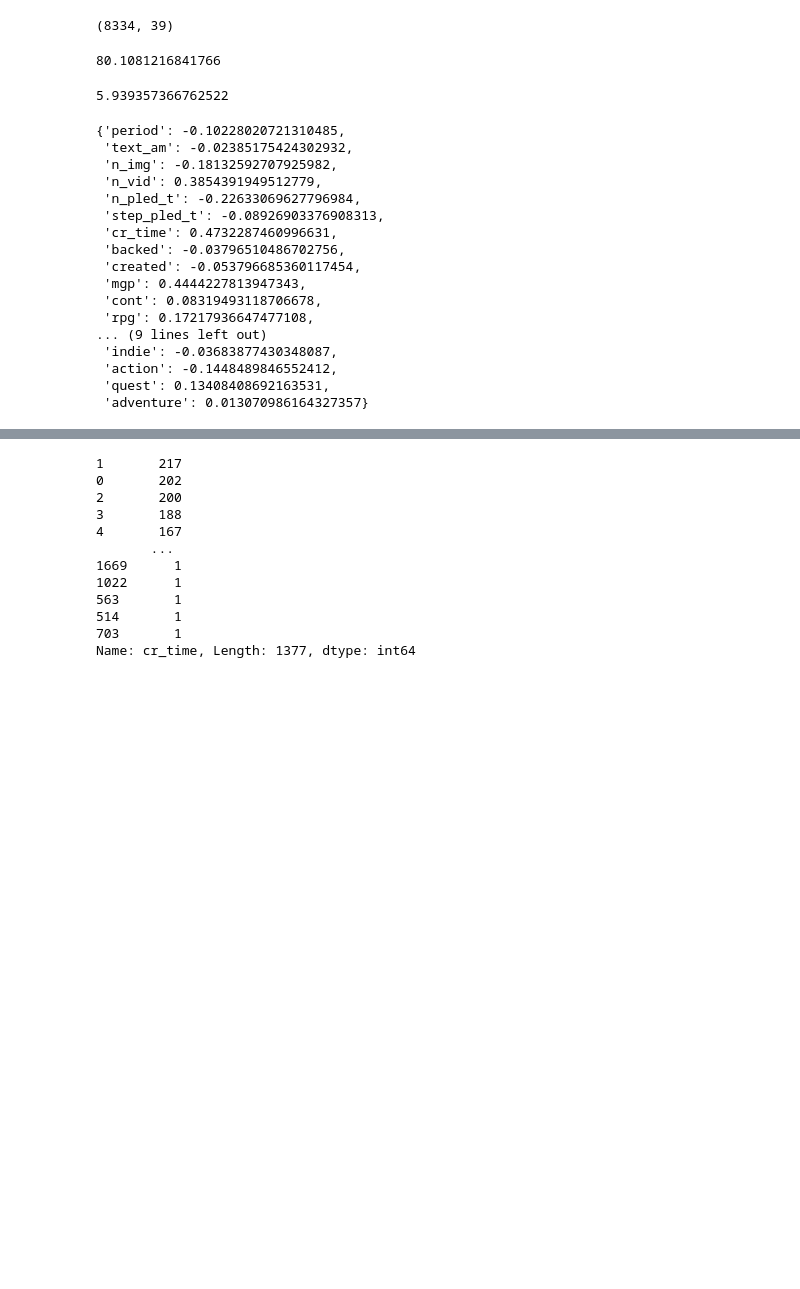
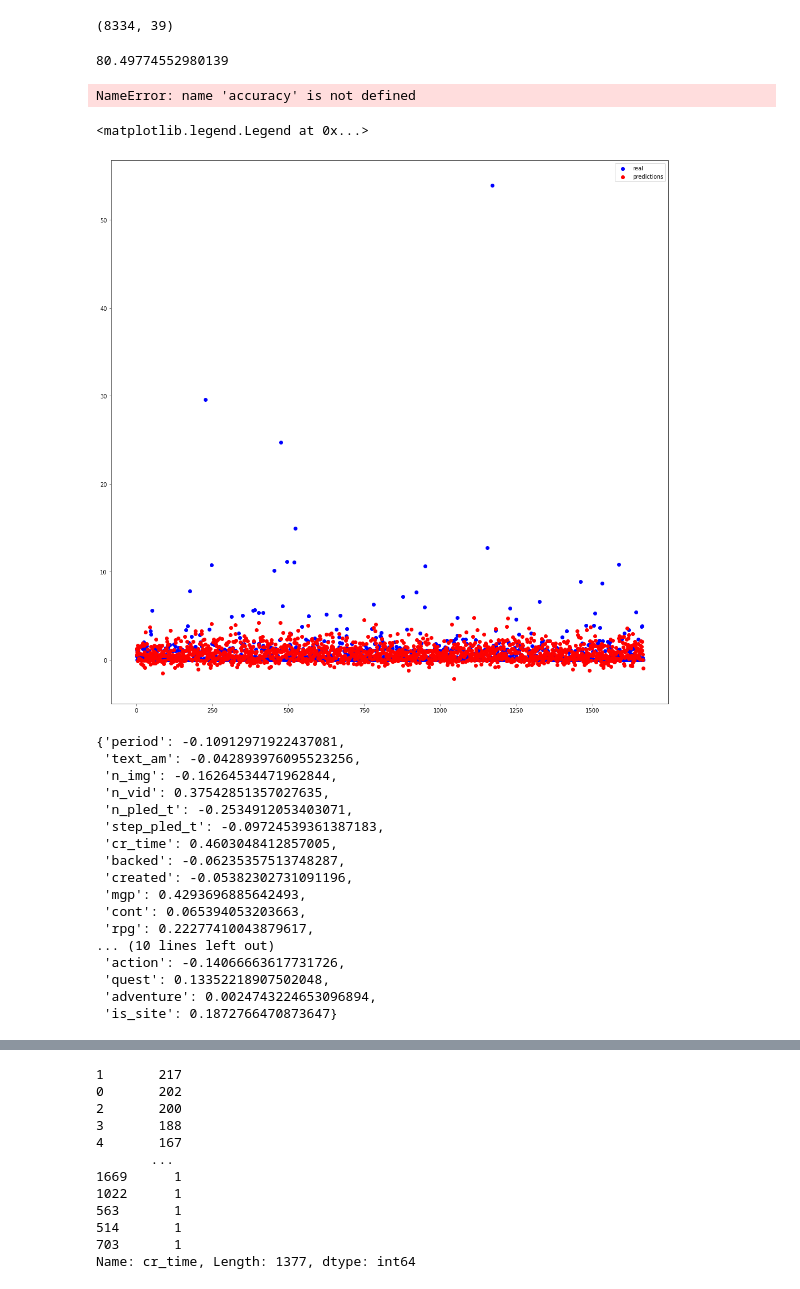
Before and after one commit to Yue2u/DANO-olympiade, a Jupyter notebook: DANO_2(05_12).ipynb, the cells around one changed output, grey strips where cells are left out. Drawn from its saved outputs; the diff is of its cells as text; code cells hidden in the pictures; blank space fills up the shorter version.

```diff
--- a/DANO_2(05_12).ipynb
+++ b/DANO_2(05_12).ipynb
@@ -72,7 +73,7 @@ numeric_columns = ['pled',
   'created',
   'mgp',
   'cont']
-genres = ['rpg',
+binary_columns = ['rpg',
   'platformer',
   'shooter',
   'fighting',
@@ -85,7 +86,8 @@ genres = ['rpg',
   'indie',
   'action',
   'quest',
-  'adventure']
+  'adventure',
+  'is_site']
 target_column = 'success_rate'
 numeric_columns, traget_column
 # %% [output]
@@ -144,10 +146,11 @@ df.shape
 # %% [output]
 (8334, 39)
 # %%
+# Чекаем коеффициенты линейной регрессии - есть контакт!
 model = LinearRegression()
 scaler = StandardScaler()
 
-X_train, x_test, y_train, y_test = train_test_split(df[numeric_columns[2:] + genres], df[target_column], train_size=0.8)
+X_train, x_test, y_train, y_test = train_test_split(df[numeric_columns[2:] + binary_columns], df[target_column], train_size=0.8)
 
 scaler.fit(X_train)
 trian_inp = scaler.transform(X_train)
@@ -158,32 +161,40 @@ preds = model.predict(trian_inp)
 
 mean_squared_error(preds, y_train)
 # %% [output]
-80.1081216841766
+80.49774552980139
 # %%
 test_inp = scaler.transform(x_test)
 preds = model.predict(test_inp)
 
-mean_squared_error(preds, y_test)
+mean_squared_error(preds, y_test), accuracy(preds, y_test)
 # %% [output]
-5.939357366762522
+NameError: name 'accuracy' is not defined
+# %%
+plt.figure(figsize=(18, 18))
+plt.scatter(np.arange(len(y_test)), y_test, c='blue', label='real')
+plt.scatter(np.arange(len(preds)), preds, c='red', label='predictions')
+plt.legend()
+# %% [output]
+<matplotlib.legend.Legend at 0x...>
+[figure, added]
 # %%
-{df[numeric_columns[2:] + genres].columns[i]: model.coef_[i] for i in range(len(model.coef_))}
+{df[numeric_columns[2:] + binary_columns].columns[i]: model.coef_[i] for i in range(len(model.coef_))}
 # %% [output]
-{'period': -0.10228020721310485,
- 'text_am': -0.02385175424302932,
- 'n_img': -0.18132592707925982,
- 'n_vid': 0.3854391949512779,
- 'n_pled_t': -0.22633069627796984,
- 'step_pled_t': -0.08926903376908313,
- 'cr_time': 0.4732287460996631,
- 'backed': -0.03796510486702756,
- 'created': -0.053796685360117454,
- 'mgp': 0.4444227813947343,
- 'cont': 0.08319493118706678,
- 'rpg': 0.17217936647477108,
-... (9 lines left out)
- 'indie': -0.03683877430348087,
- 'action': -0.1448489846552412,
- 'quest': 0.13408408692163531,
- 'adventure': 0.013070986164327357}
+{'period': -0.10912971922437081,
+ 'text_am': -0.042893976095523256,
+ 'n_img': -0.16264534471962844,
+ 'n_vid': 0.37542851357027635,
+ 'n_pled_t': -0.2534912053403071,
+ 'step_pled_t': -0.09724539361387183,
+ 'cr_time': 0.4603048412857005,
+ 'backed': -0.06235357513748287,
+ 'created': -0.05382302731091196,
+ 'mgp': 0.4293696885642493,
+ 'cont': 0.065394053203663,
+ 'rpg': 0.22277410043879617,
+... (10 lines left out)
+ 'action': -0.14066663617731726,
+ 'quest': 0.13352218907502048,
+ 'adventure': 0.0024743224653096894,
+ 'is_site': 0.1872766470873647}
 # %%
```
Also changed, not shown: parts of 9 cells of this notebook.
